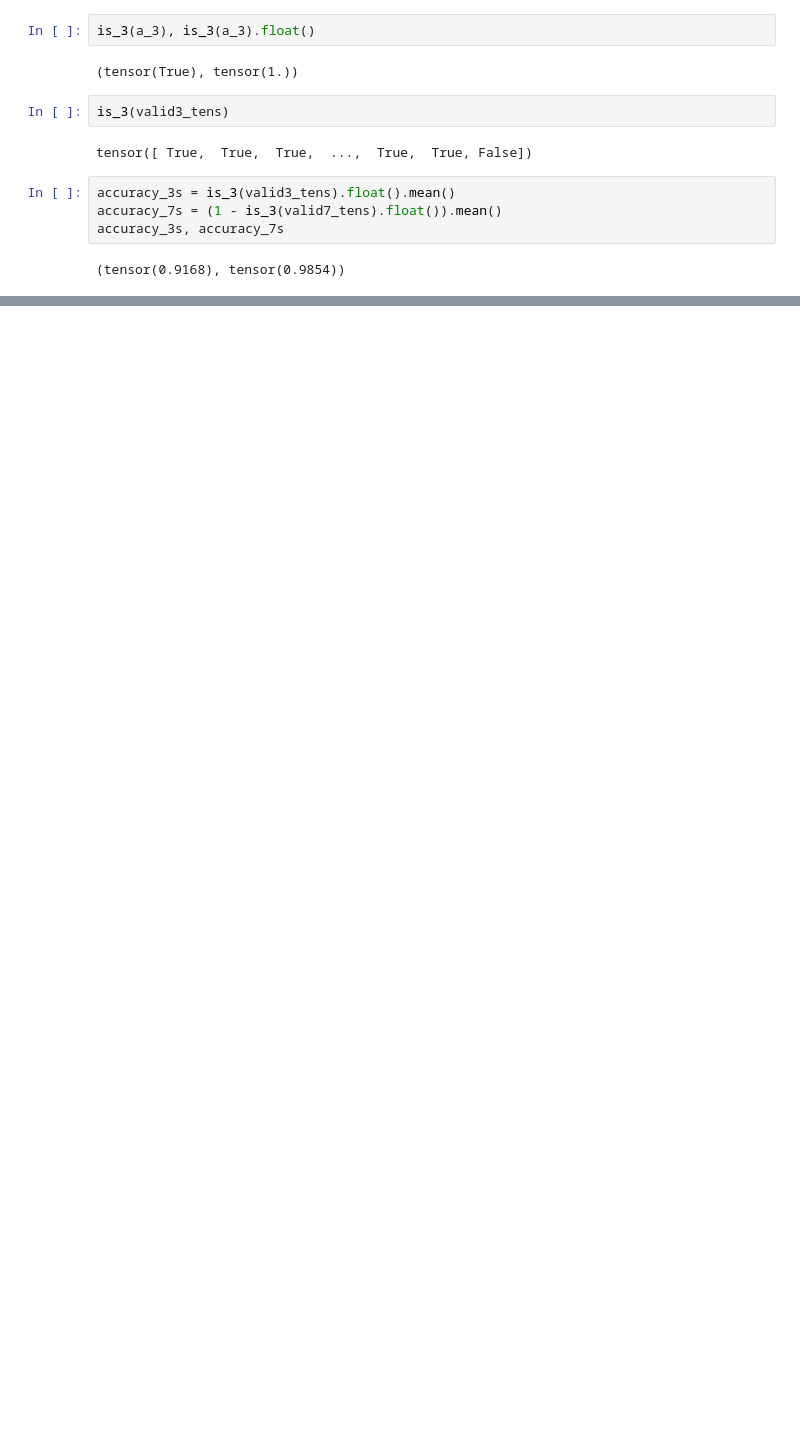
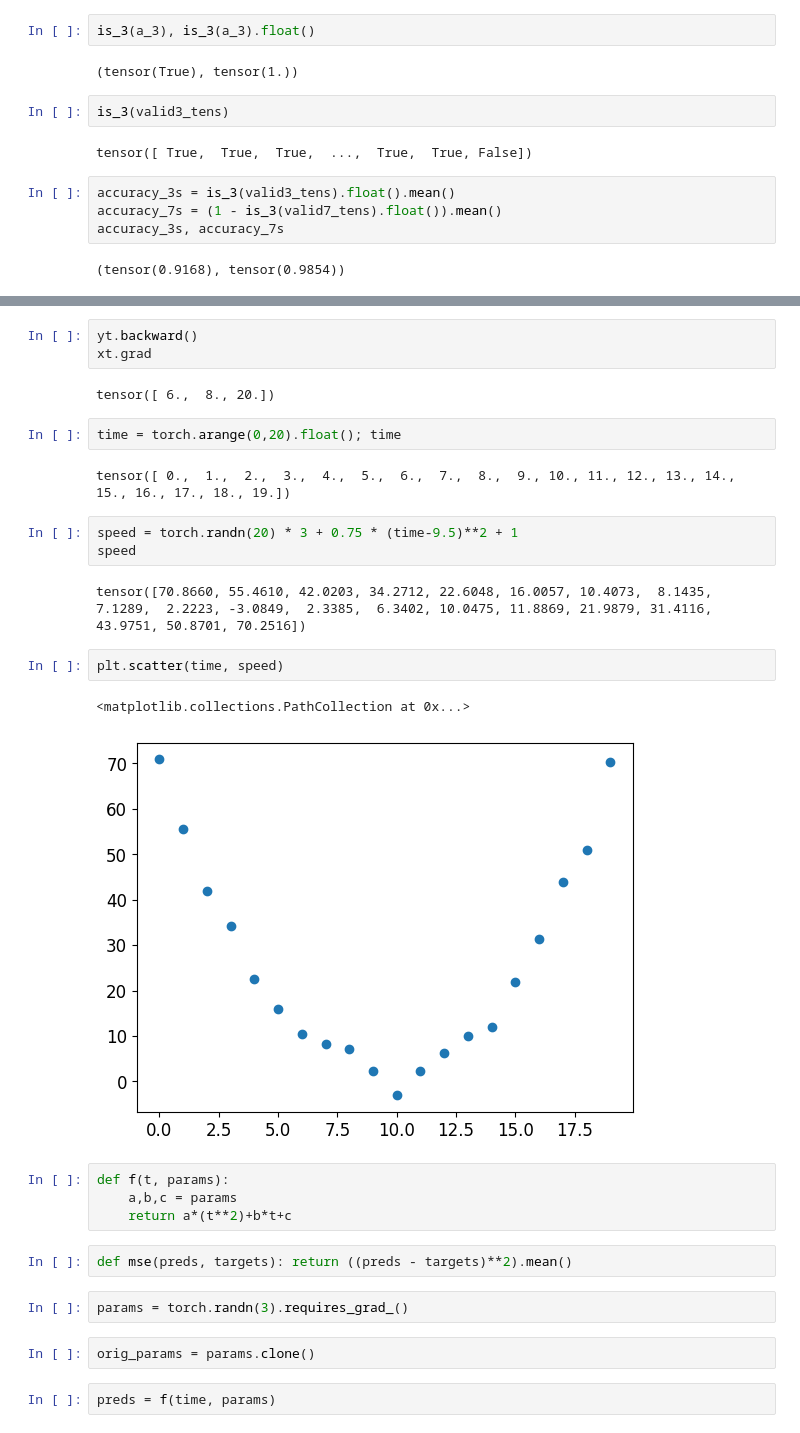
Before and after one commit to atozncoder/ai, a Jupyter notebook: BookChapter4.ipynb, the cells around one changed output, grey strips where cells are left out. Saved outputs shown, nothing was run; the diff lists cells and outputs as text; blank space fills up the shorter version.

```diff
--- a/BookChapter4.ipynb
+++ b/BookChapter4.ipynb
@@ -173,0 +211,31 @@ accuracy_3s, accuracy_7s
+# %%
+yt.backward()
+xt.grad
+# %% [output]
+tensor([ 6.,  8., 20.])
+# %%
+time = torch.arange(0,20).float(); time
+# %% [output]
+tensor([ 0.,  1.,  2.,  3.,  4.,  5.,  6.,  7.,  8.,  9., 10., 11., 12., 13., 14., 15., 16., 17., 18., 19.])
+# %%
+speed = torch.randn(20) * 3 + 0.75 * (time-9.5)**2 + 1
+speed
+# %% [output]
+tensor([70.8660, 55.4610, 42.0203, 34.2712, 22.6048, 16.0057, 10.4073,  8.1435,  7.1289,  2.2223, -3.0849,  2.3385,  6.3402, 10.0475, 11.8869, 21.9879, 31.4116, 43.9751, 50.8701, 70.2516])
+# %%
+plt.scatter(time, speed)
+# %% [output]
+<matplotlib.collections.PathCollection at 0x...>
+[figure, added]
+# %%
+def f(t, params):
+    a,b,c = params
+    return a*(t**2)+b*t+c
+# %%
+def mse(preds, targets): return ((preds - targets)**2).mean()
+# %%
+params = torch.randn(3).requires_grad_()
+# %%
+orig_params = params.clone()
+# %%
+preds = f(time, params)
```
Also changed, not shown: parts of 19 cells of this notebook.
